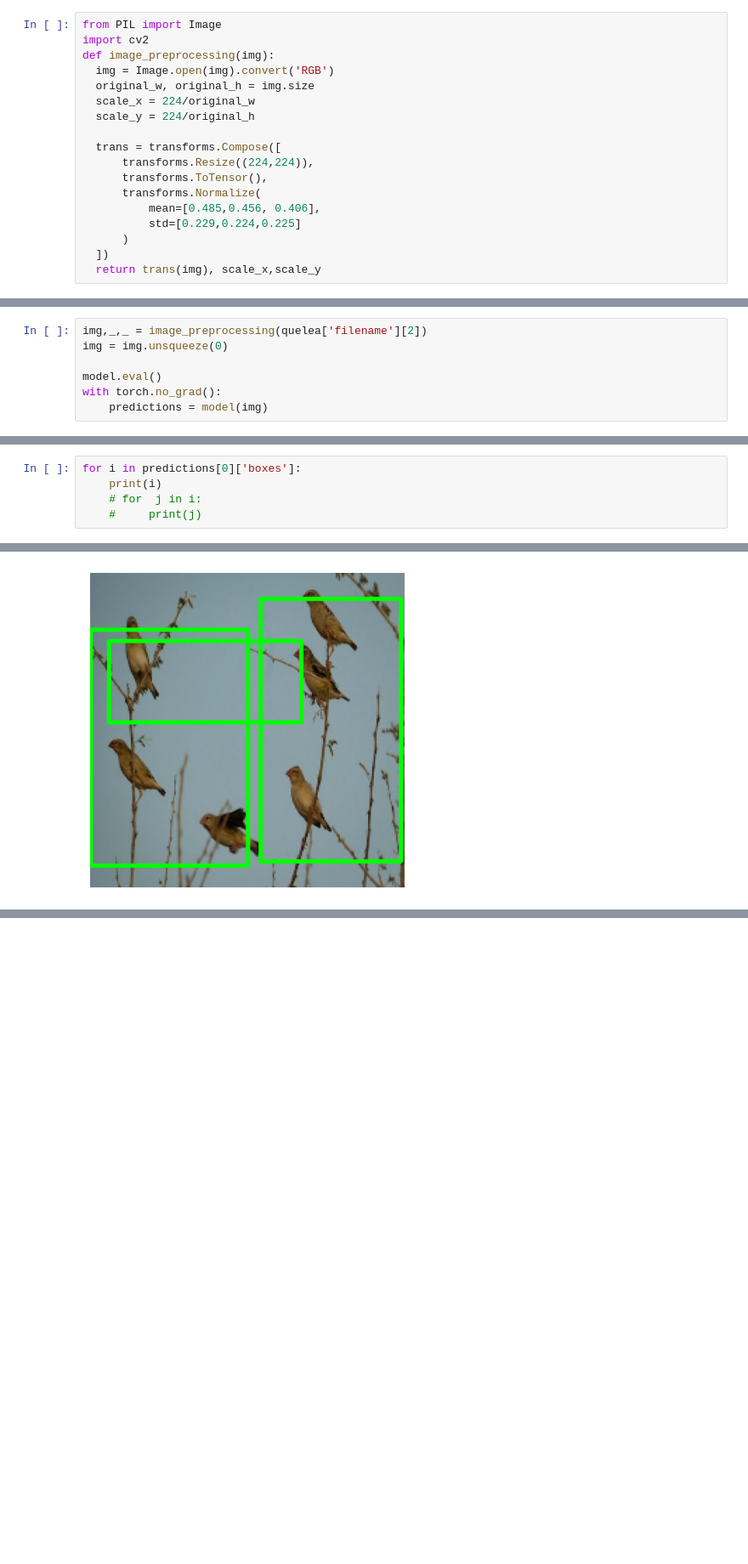
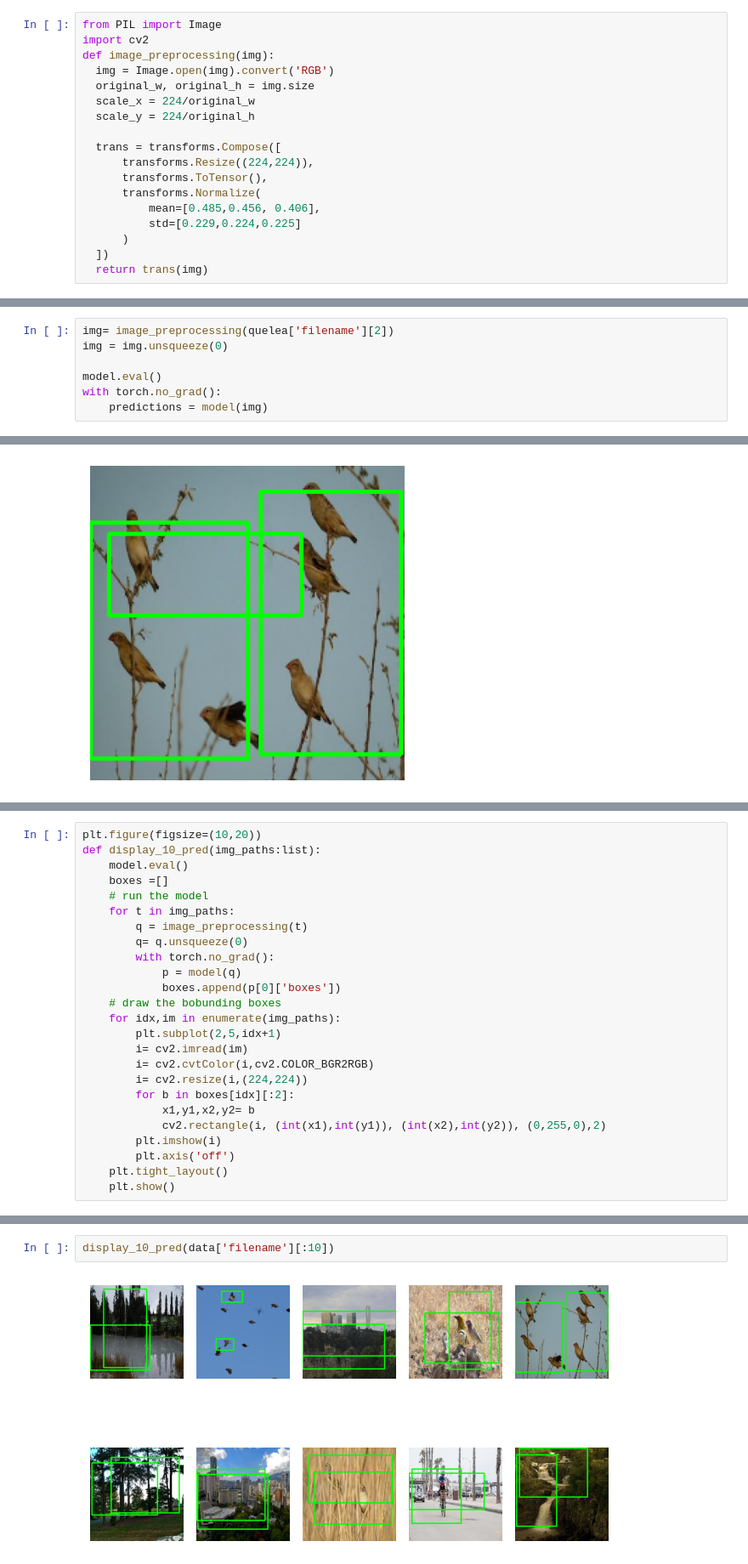
Before and after one commit to Mark-Kitur/Ornithopter_AI, a Jupyter notebook: computer_vision/faster_rcnn.ipynb, the cells around one changed output, grey strips where cells are left out. Shown: that part at 85% size. Cells and saved outputs as stored; diff of their text form; blank space fills up the shorter version.

Commit message:
adding subplots

```diff
--- a/computer_vision/faster_rcnn.ipynb
+++ b/computer_vision/faster_rcnn.ipynb
@@ -248,7 +248,7 @@ def image_preprocessing(img):
           std=[0.229,0.224,0.225]
       )
   ])
-  return trans(img), scale_x,scale_y
+  return trans(img)
 # %%
 quelea
 # %% [output]
@@ -266,7 +266,7 @@ quelea
 | 3836 | /media/mark/New Volume1/ras/Red-b... | 640 | 640 | quelea | 214.20 | 175.05 | 512.60 | 526.10 | 298.4 | 351.1 | 1 |
 606 rows × 11 columns
 # %%
-img,_,_ = image_preprocessing(quelea['filename'][2])
+img= image_preprocessing(quelea['filename'][2])
 img = img.unsqueeze(0)
 
 model.eval()
@@ -295,5 +274,0 @@ predictions
-# %%
-for i in predictions[0]['boxes']:
-    print(i)
-    # for  j in i:
-    #     print(j)
@@ -367,0 +321,25 @@ tree['filename'][0]
+# %%
+plt.figure(figsize=(10,20))
+def display_10_pred(img_paths:list):
+    model.eval()
+    boxes =[]
+    # run the model
+    for t in img_paths:
+        q = image_preprocessing(t)
+        q= q.unsqueeze(0)
+        with torch.no_grad():
+            p = model(q)
+            boxes.append(p[0]['boxes'])
+    # draw the bobunding boxes
+    for idx,im in enumerate(img_paths):
+        plt.subplot(2,5,idx+1)
+        i= cv2.imread(im)
+        i= cv2.cvtColor(i,cv2.COLOR_BGR2RGB)
+        i= cv2.resize(i,(224,224))
+        for b in boxes[idx][:2]:
+            x1,y1,x2,y2= b
+            cv2.rectangle(i, (int(x1),int(y1)), (int(x2),int(y2)), (0,255,0),2)
+        plt.imshow(i)
+        plt.axis('off')
+    plt.tight_layout()
+    plt.show()
@@ -367,0 +348,4 @@ tree['filename'][0]
+# %%
+display_10_pred(data['filename'][:10])
+# %% [output]
+[figure, added]
```
Also changed, not shown: parts of 5 cells of this notebook.
